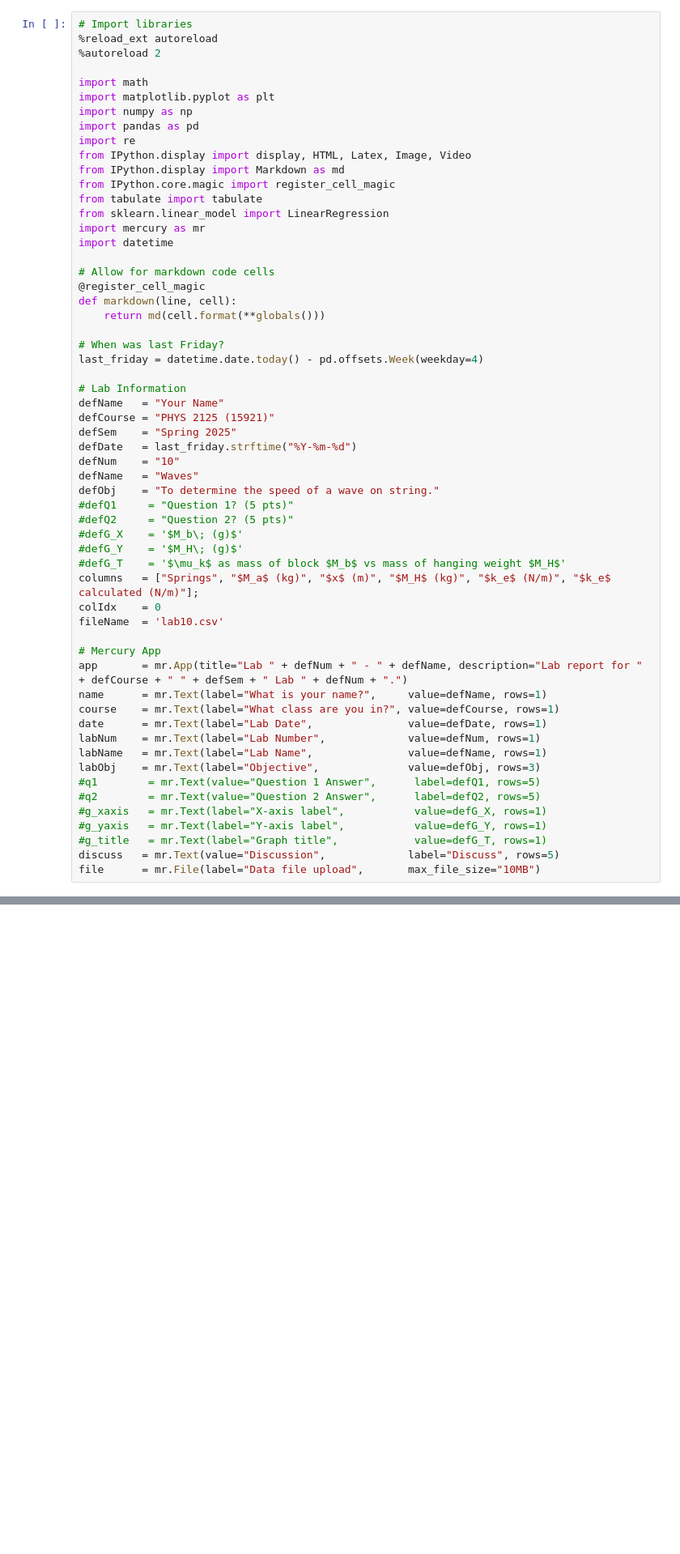
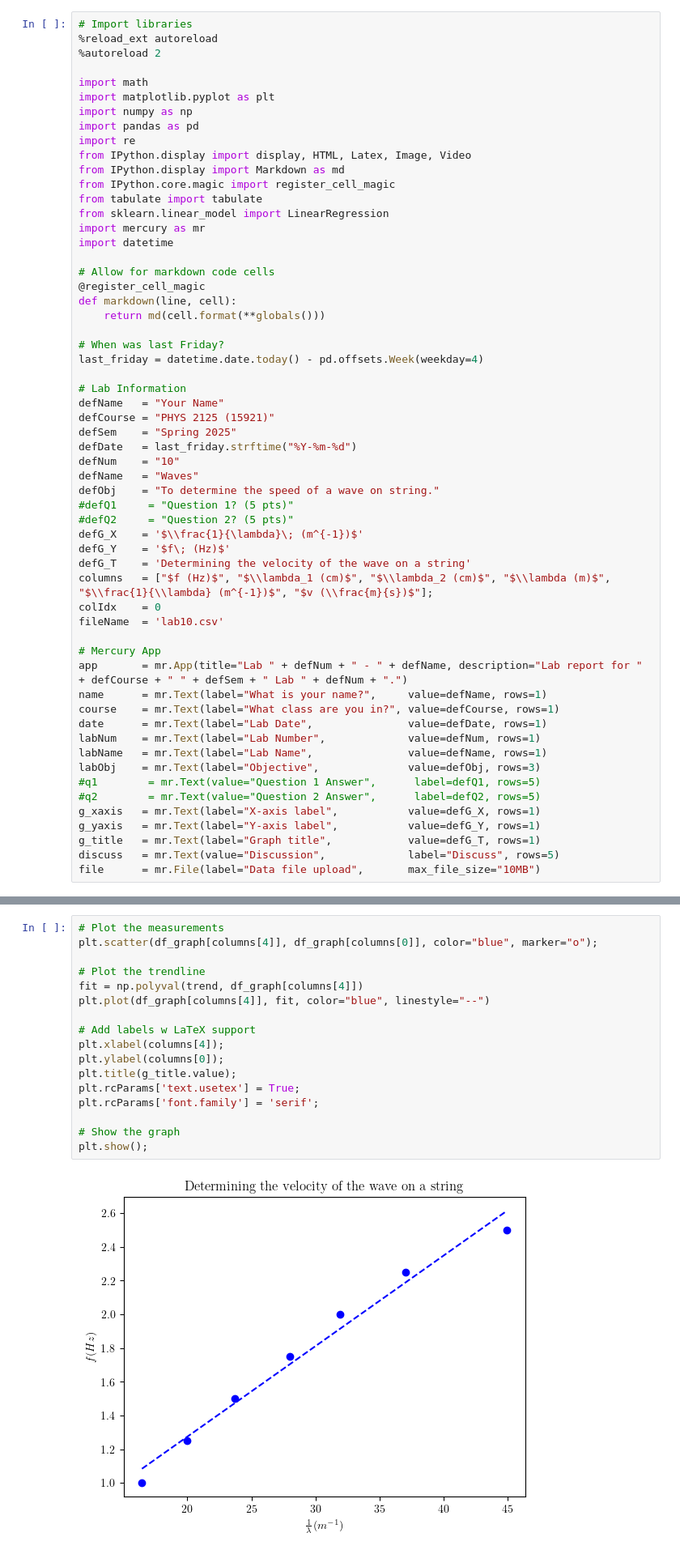
Before and after one commit to dundonite/Physics-Lab-2125-15921, a Jupyter notebook: lab10.ipynb, the cells around one changed output, grey strips where cells are left out. Shown: that part at 81% size. Drawn from its saved outputs; the diff is of its cells as text; blank space fills up the shorter version.

```diff
--- a/lab10.ipynb
+++ b/lab10.ipynb
@@ -34,10 +34,10 @@ defName   = "Waves"
 defObj    = "To determine the speed of a wave on string."
 #defQ1     = "Question 1? (5 pts)"
 #defQ2     = "Question 2? (5 pts)"
-#defG_X    = '$M_b\; (g)$'
-#defG_Y    = '$M_H\; (g)$'
-#defG_T    = '$\mu_k$ as mass of block $M_b$ vs mass of hanging weight $M_H$'
-columns   = ["Springs", "$M_a$ (kg)", "$x$ (m)", "$M_H$ (kg)", "$k_e$ (N/m)", "$k_e$ calculated (N/m)"];
+defG_X    = '$\\frac{1}{\lambda}\; (m^{-1})$'
+defG_Y    = '$f\; (Hz)$'
+defG_T    = 'Determining the velocity of the wave on a string'
+columns   = ["$f (Hz)$", "$\\lambda_1 (cm)$", "$\\lambda_2 (cm)$", "$\\lambda (m)$", "$\\frac{1}{\\lambda} (m^{-1})$", "$v (\\frac{m}{s})$"];
 colIdx    = 0
 fileName  = 'lab10.csv'
 
@@ -51,9 +51,9 @@ labName   = mr.Text(label="Lab Name",               value=defName, rows=1)
 labObj    = mr.Text(label="Objective",              value=defObj, rows=3)
 #q1        = mr.Text(value="Question 1 Answer",      label=defQ1, rows=5)
 #q2        = mr.Text(value="Question 2 Answer",      label=defQ2, rows=5)
-#g_xaxis   = mr.Text(label="X-axis label",           value=defG_X, rows=1)
-#g_yaxis   = mr.Text(label="Y-axis label",           value=defG_Y, rows=1)
-#g_title   = mr.Text(label="Graph title",            value=defG_T, rows=1)
+g_xaxis   = mr.Text(label="X-axis label",           value=defG_X, rows=1)
+g_yaxis   = mr.Text(label="Y-axis label",           value=defG_Y, rows=1)
+g_title   = mr.Text(label="Graph title",            value=defG_T, rows=1)
 discuss   = mr.Text(value="Discussion",             label="Discuss", rows=5)
 file      = mr.File(label="Data file upload",       max_file_size="10MB")
 # %% [output]
@@ -200,3 +232,22 @@ mr.Table(data=df_table, width="25px")
+# %%
+# Plot the measurements
+plt.scatter(df_graph[columns[4]], df_graph[columns[0]], color="blue", marker="o");
+
+# Plot the trendline
+fit = np.polyval(trend, df_graph[columns[4]])
+plt.plot(df_graph[columns[4]], fit, color="blue", linestyle="--")
+
+# Add labels w LaTeX support
+plt.xlabel(columns[4]);
+plt.ylabel(columns[0]);
+plt.title(g_title.value);
+plt.rcParams['text.usetex'] = True;
+plt.rcParams['font.family'] = 'serif';
+
+# Show the graph
+plt.show();
+# %% [output]
+[figure, added]
 # %%
 %%markdown
 
```
Also changed, not shown: parts of 9 cells of this notebook, 9 other files.
